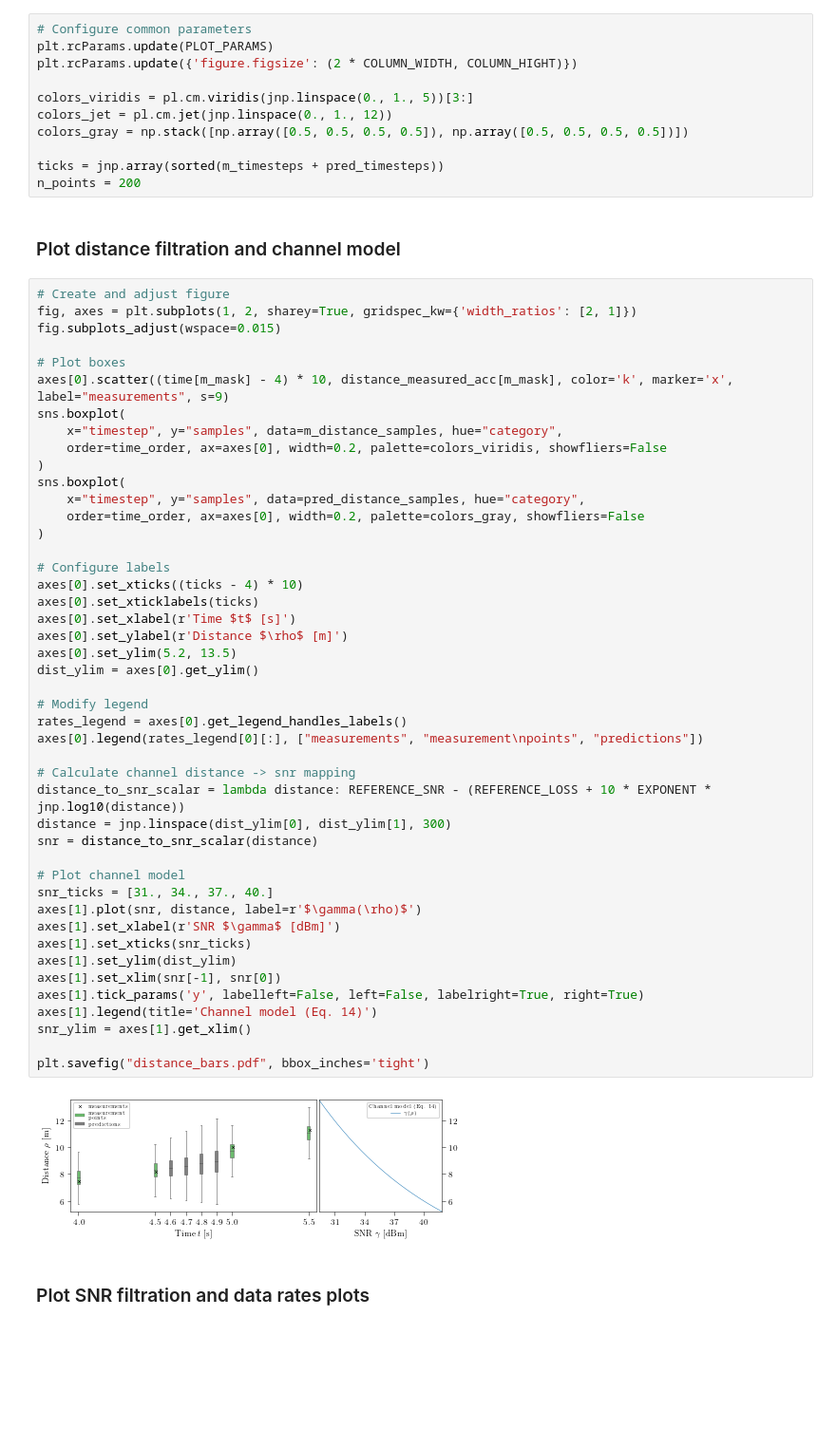
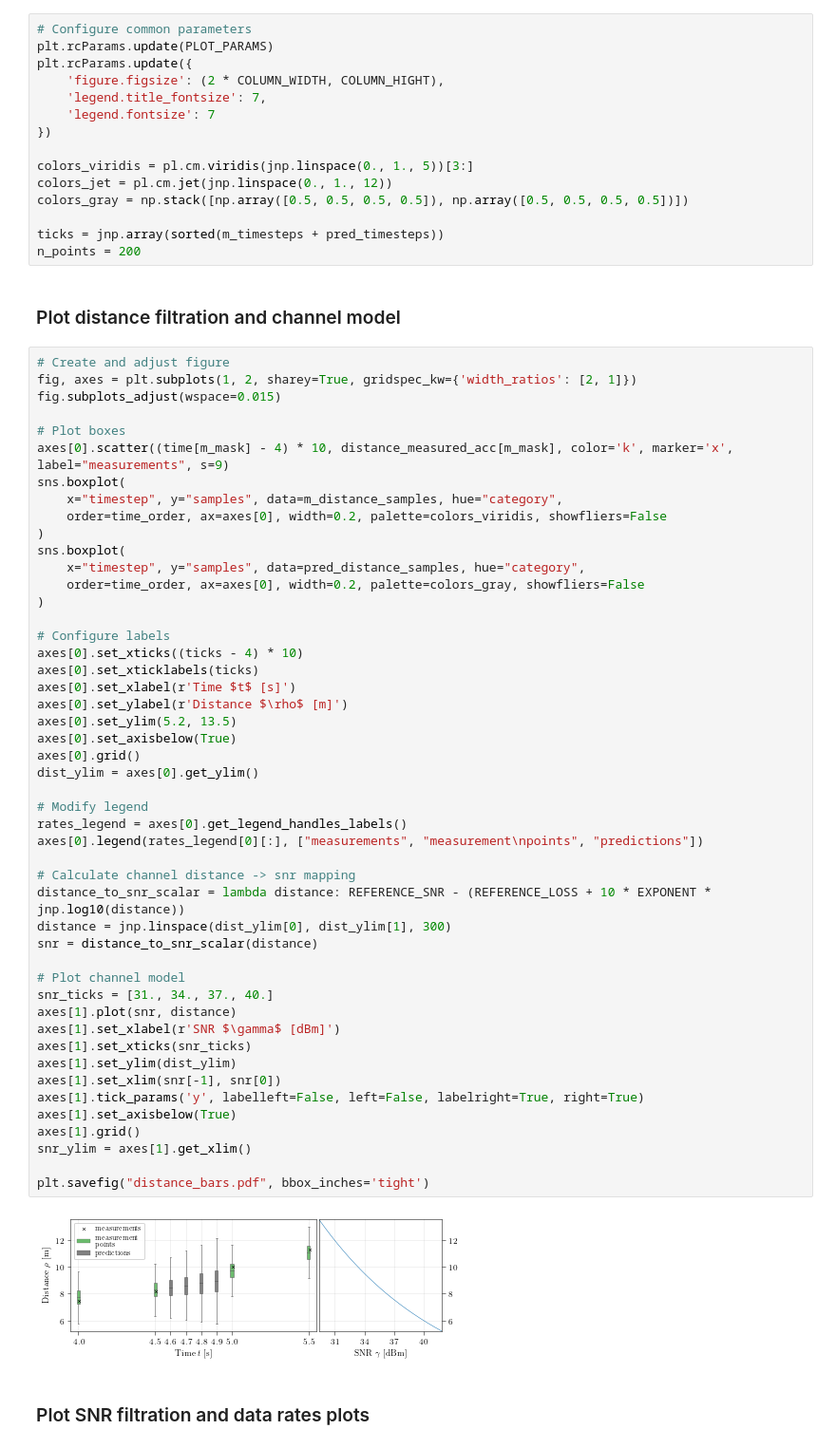
Before and after one commit to ml4wifi-devs/ftmrate, a Jupyter notebook: tools/plots/ftmrate_plots.ipynb, the cells around one changed output. Shown at 95% size. Saved outputs shown, nothing was run; the diff lists cells and outputs as text; blank space fills up the shorter version.

Commit message:
Added grid and bigger labels

```diff
--- a/tools/plots/ftmrate_plots.ipynb
+++ b/tools/plots/ftmrate_plots.ipynb
@@ -116,7 +115,11 @@ pred_distance_samples = pd.DataFrame({
 # %%
 # Configure common parameters
 plt.rcParams.update(PLOT_PARAMS)
-plt.rcParams.update({'figure.figsize': (2 * COLUMN_WIDTH, COLUMN_HIGHT)})
+plt.rcParams.update({
+    'figure.figsize': (2 * COLUMN_WIDTH, COLUMN_HIGHT),
+    'legend.title_fontsize': 7,
+    'legend.fontsize': 7
+})
 
 colors_viridis = pl.cm.viridis(jnp.linspace(0., 1., 5))[3:]
 colors_jet = pl.cm.jet(jnp.linspace(0., 1., 12))
@@ -143,36 +146,39 @@ sns.boxplot(
 )
 
 # Configure labels
 axes[0].set_xticks((ticks - 4) * 10)
 axes[0].set_xticklabels(ticks)
 axes[0].set_xlabel(r'Time $t$ [s]')
 axes[0].set_ylabel(r'Distance $\rho$ [m]')
 axes[0].set_ylim(5.2, 13.5)
+axes[0].set_axisbelow(True)
+axes[0].grid()
 dist_ylim = axes[0].get_ylim()
 
 # Modify legend
 rates_legend = axes[0].get_legend_handles_labels()
 axes[0].legend(rates_legend[0][:], ["measurements", "measurement\npoints", "predictions"])
 
 # Calculate channel distance -> snr mapping
 distance_to_snr_scalar = lambda distance: REFERENCE_SNR - (REFERENCE_LOSS + 10 * EXPONENT * jnp.log10(distance))
 distance = jnp.linspace(dist_ylim[0], dist_ylim[1], 300)
 snr = distance_to_snr_scalar(distance)
 
 # Plot channel model
 snr_ticks = [31., 34., 37., 40.]
-axes[1].plot(snr, distance, label=r'$\gamma(\rho)$')
+axes[1].plot(snr, distance)
 axes[1].set_xlabel(r'SNR $\gamma$ [dBm]')
 axes[1].set_xticks(snr_ticks)
 axes[1].set_ylim(dist_ylim)
 axes[1].set_xlim(snr[-1], snr[0])
 axes[1].tick_params('y', labelleft=False, left=False, labelright=True, right=True)
-axes[1].legend(title='Channel model (Eq. 14)')
+axes[1].set_axisbelow(True)
+axes[1].grid()
 snr_ylim = axes[1].get_xlim()
 
 plt.savefig("distance_bars.pdf", bbox_inches='tight')
 # %% [output]
-[figure, old version]
+[figure, new version]
 # %% [markdown]
 ### Plot SNR filtration and data rates plots
 # %%
```
Also changed, not shown: parts of 3 cells of this notebook, 1 other file.
